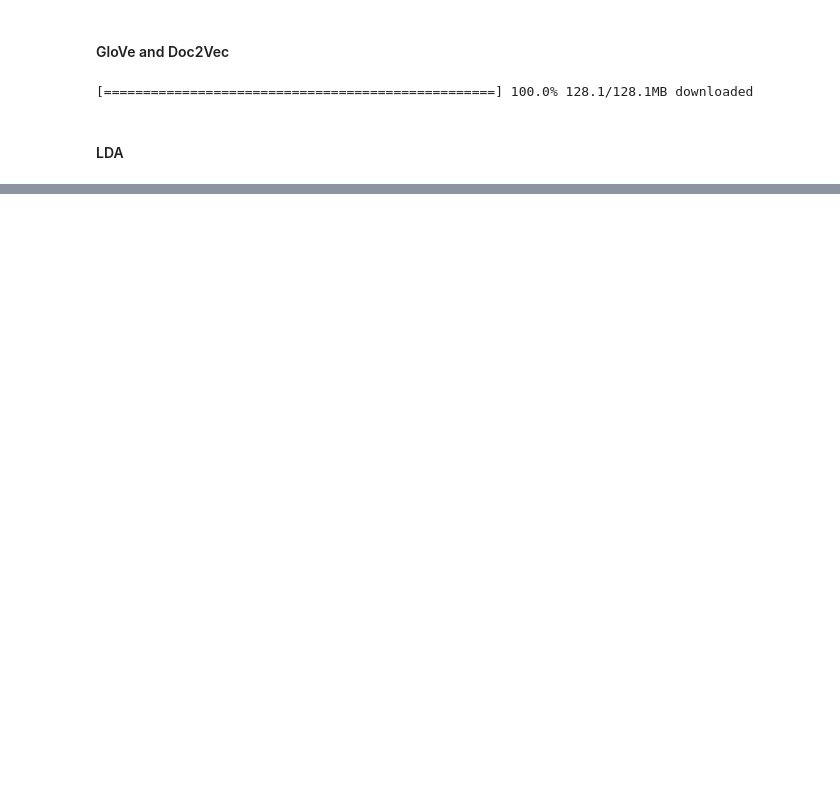
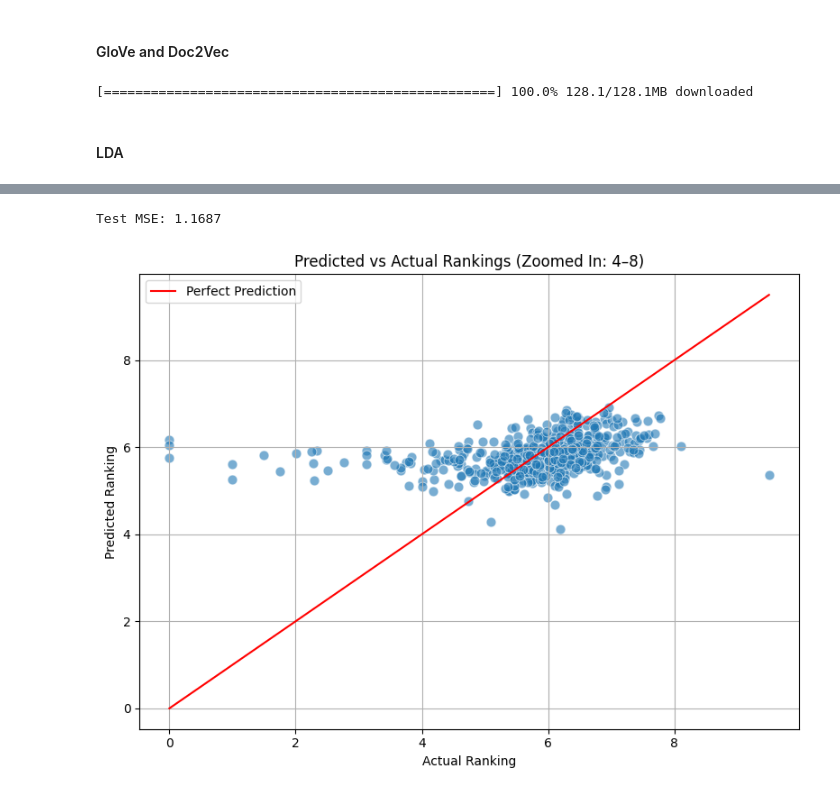
Before and after one commit to alexgaarciia/MLApps_BoardGames, a Jupyter notebook: mlapps_final_project.ipynb, the cells around one changed output, grey strips where cells are left out. Saved outputs shown, nothing was run; the diff lists cells and outputs as text; code cells hidden in the pictures; blank space fills up the shorter version.

```diff
--- a/mlapps_final_project.ipynb
+++ b/mlapps_final_project.ipynb
@@ -353,29 +399,21 @@ from transformers import pipeline
 import pandas as pd
 from tqdm import tqdm
 
-
-
-# Define candidate tone labels
 labels = [
-    "funny", "dark", "serious", "scary", "happy",
-    "strategic", "family-friendly", "intense", "historical", "light-hearted"
+    "funny", "dark", "serious", "scary", "happy", "family-friendly", "intense"
 ]
 
 # Load the zero-shot classification pipeline
 classifier = pipeline("zero-shot-classification", model="facebook/bart-large-mnli")
 
-# Apply classification to each description
 def classify_tone(description):
     result = classifier(description, labels)
     # Return the top label
     return result['labels'][0]
 
-# Apply to all rows with progress bar
 tqdm.pandas()
 df["predicted_tone"] = df["clean_description"].progress_apply(classify_tone)
 
-# Save or inspect
-df.to_csv("bgg_with_tones.csv", index=False)
 print(df[["name", "predicted_tone"]].head())
 # %% [output]
 The secret `HF_TOKEN` does not exist in your Colab secrets.
@@ -417,0 +507,70 @@ rely heavily previous effort nimmt wolfgang kramer transform strategic game deck
+# %%
+import pandas as pd
+import numpy as np
+import re
+import html
+import spacy
+from sklearn.ensemble import RandomForestRegressor
+from sklearn.model_selection import train_test_split
+from sklearn.metrics import mean_squared_error
+
+
+# Load GloVe embeddings
+def load_glove_embeddings(filepath="glove.6B.100d.txt"):
+    embeddings = {}
+    with open(filepath, "r", encoding="utf8") as f:
+        for line in f:
+            values = line.split()
+            word = values[0]
+            vector = np.asarray(values[1:], dtype='float32')
+            embeddings[word] = vector
+    return embeddings
+
+# Convert a description to a GloVe vector
+def get_glove_vector(text, glove, dim=100):
+    words = text.split()
+    vectors = [glove[word] for word in words if word in glove]
+    return np.mean(vectors, axis=0) if vectors else np.zeros(dim)
+
+
+glove = load_glove_embeddings("glove.6B.100d.txt")
+
+
+df["glove_vector"] = df["clean_description"].apply(lambda x: get_glove_vector(x, glove))
+
+# Stack into matrix
+X = np.vstack(df["glove_vector"].values)
+y = df["rating"]  # Change this to your target column
+
+# Train-test split
+X_train, X_test, y_train, y_test = train_test_split(X, y, test_size=0.2, random_state=42)
+
+# Train regressor
+model = RandomForestRegressor()
+model.fit(X_train, y_train)
+
+# Predict and evaluate
+y_pred = model.predict(X_test)
+mse = mean_squared_error(y_test, y_pred)
+print(f"Test MSE: {mse:.4f}")
+# %% [output]
+Test MSE: 1.1687
+# %%
+import matplotlib.pyplot as plt
+import seaborn as sns
+
+# Create the plot
+plt.figure(figsize=(8, 6))
+sns.scatterplot(x=y_test, y=y_pred, alpha=0.6, s=60)
+sns.lineplot(x=y_test, y=y_test, color='red', label='Perfect Prediction')
+
+# Labels and title
+plt.xlabel("Actual Ranking")
+plt.ylabel("Predicted Ranking")
+plt.title("Predicted vs Actual Rankings (Zoomed In: 4–8)")
+plt.legend()
+plt.grid(True)
+plt.tight_layout()
+plt.show()
+# %% [output]
+[figure, added]
```
Also changed, not shown: parts of 30 cells of this notebook.
